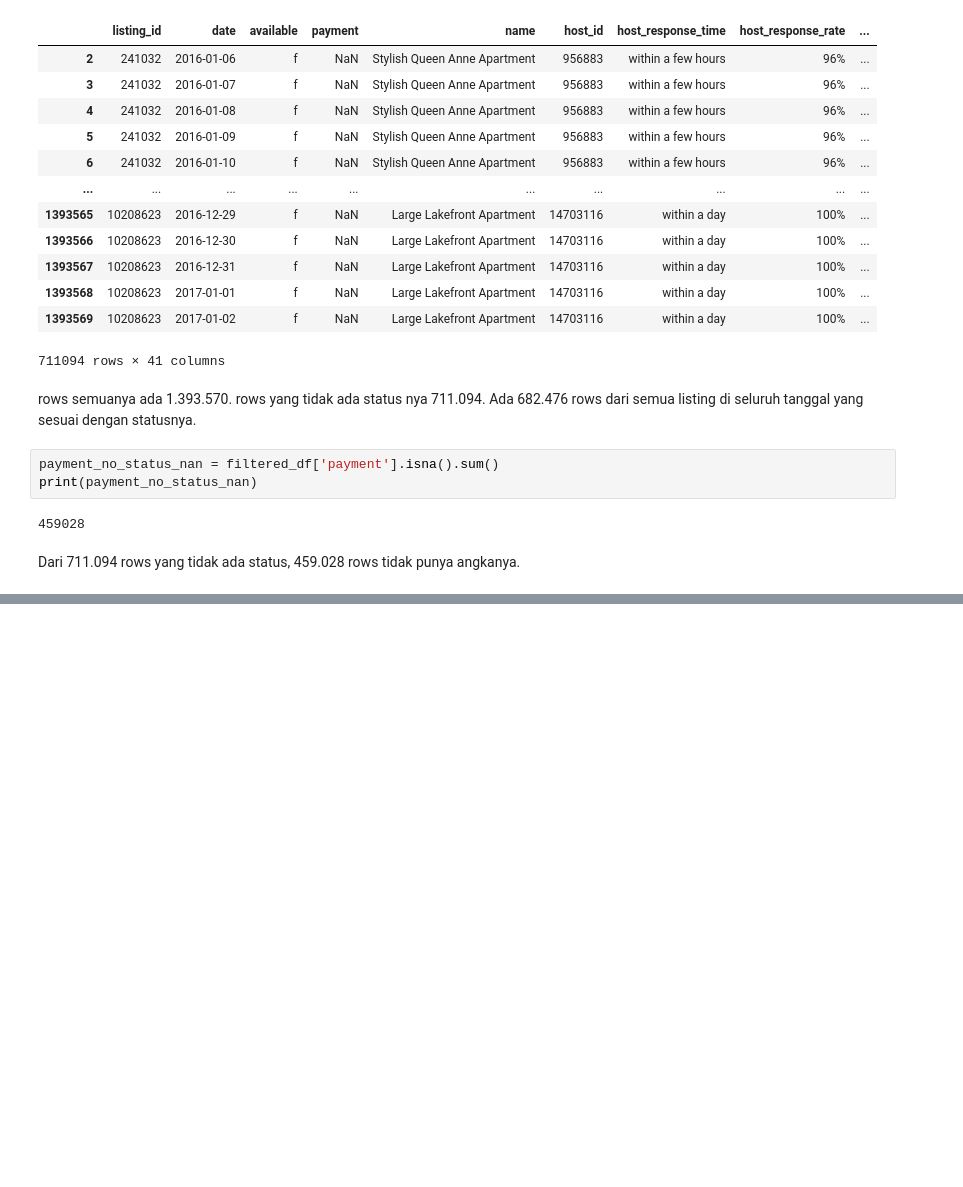
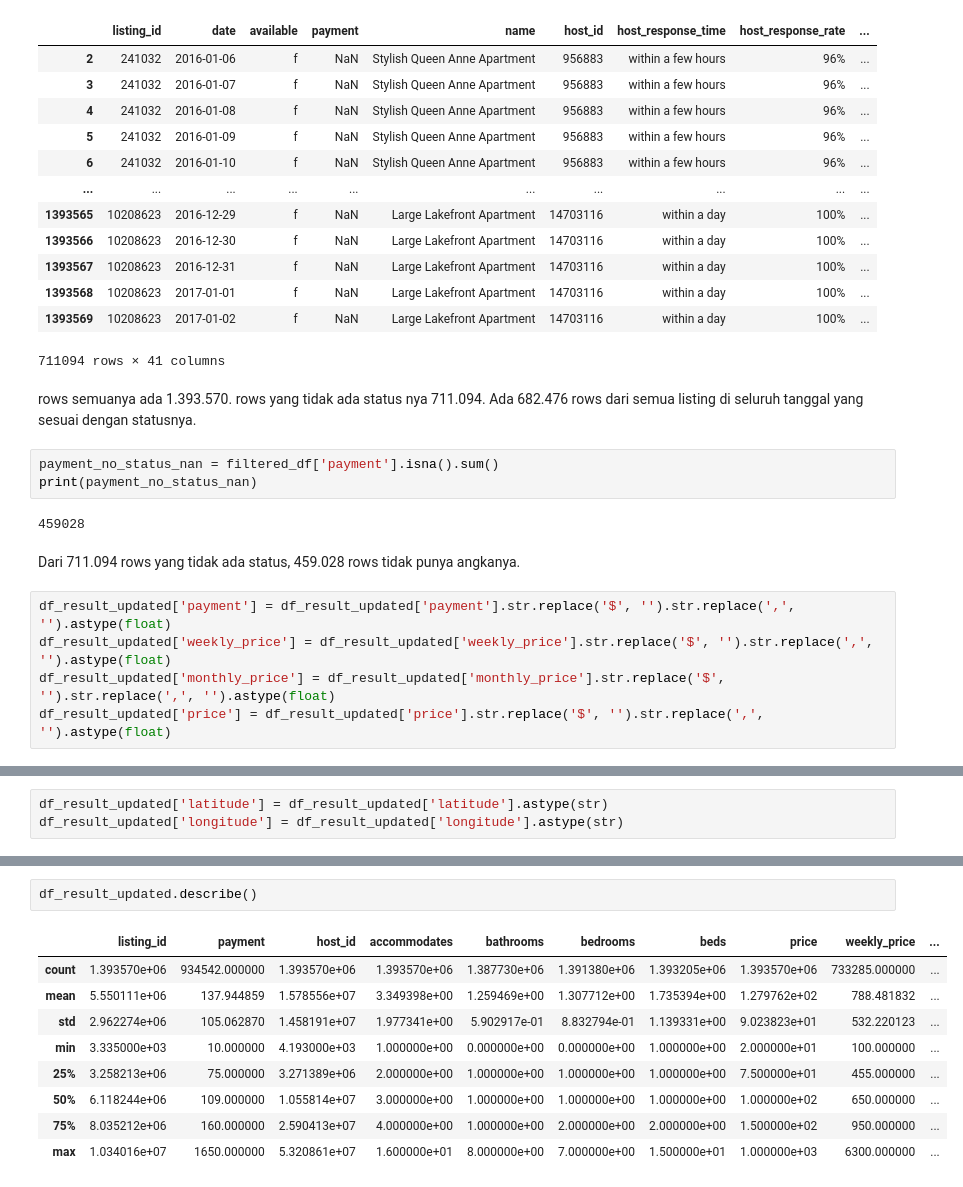
Before and after one commit to Podjan/ResNet, a Jupyter notebook: Finprocoding.ipynb, the cells around one changed output, grey strips where cells are left out. Saved outputs shown, nothing was run; the diff lists cells and outputs as text; blank space fills up the shorter version.

```diff
--- a/Finprocoding.ipynb
+++ b/Finprocoding.ipynb
@@ -251,3 +257,8 @@ print(payment_no_status_nan)
 459028
 # %% [markdown]
 Dari 711.094 rows yang tidak ada status, 459.028 rows tidak punya angkanya.
+# %%
+df_result_updated['payment'] = df_result_updated['payment'].str.replace('$', '').str.replace(',', '').astype(float)
+df_result_updated['weekly_price'] = df_result_updated['weekly_price'].str.replace('$', '').str.replace(',', '').astype(float)
+df_result_updated['monthly_price'] = df_result_updated['monthly_price'].str.replace('$', '').str.replace(',', '').astype(float)
+df_result_updated['price'] = df_result_updated['price'].str.replace('$', '').str.replace(',', '').astype(float)
@@ -253,0 +275,3 @@ Dari 711.094 rows yang tidak ada status, 459.028 rows tidak punya angkanya.
+# %%
+df_result_updated['latitude'] = df_result_updated['latitude'].astype(str)
+df_result_updated['longitude'] = df_result_updated['longitude'].astype(str)
@@ -253,0 +318,12 @@ Dari 711.094 rows yang tidak ada status, 459.028 rows tidak punya angkanya.
+# %%
+df_result_updated.describe()
+# %% [output]
+|  | listing_id | payment | host_id | accommodates | bathrooms | bedrooms | beds | price | weekly_price | ... |
+| count | 1.393570e+06 | 934542.000000 | 1.393570e+06 | 1.393570e+06 | 1.387730e+06 | 1.391380e+06 | 1.393205e+06 | 1.393570e+06 | 733285.000000 | ... |
+| mean | 5.550111e+06 | 137.944859 | 1.578556e+07 | 3.349398e+00 | 1.259469e+00 | 1.307712e+00 | 1.735394e+00 | 1.279762e+02 | 788.481832 | ... |
+| std | 2.962274e+06 | 105.062870 | 1.458191e+07 | 1.977341e+00 | 5.902917e-01 | 8.832794e-01 | 1.139331e+00 | 9.023823e+01 | 532.220123 | ... |
+| min | 3.335000e+03 | 10.000000 | 4.193000e+03 | 1.000000e+00 | 0.000000e+00 | 0.000000e+00 | 1.000000e+00 | 2.000000e+01 | 100.000000 | ... |
+| 25% | 3.258213e+06 | 75.000000 | 3.271389e+06 | 2.000000e+00 | 1.000000e+00 | 1.000000e+00 | 1.000000e+00 | 7.500000e+01 | 455.000000 | ... |
+| 50% | 6.118244e+06 | 109.000000 | 1.055814e+07 | 3.000000e+00 | 1.000000e+00 | 1.000000e+00 | 1.000000e+00 | 1.000000e+02 | 650.000000 | ... |
+| 75% | 8.035212e+06 | 160.000000 | 2.590413e+07 | 4.000000e+00 | 1.000000e+00 | 2.000000e+00 | 2.000000e+00 | 1.500000e+02 | 950.000000 | ... |
+| max | 1.034016e+07 | 1650.000000 | 5.320861e+07 | 1.600000e+01 | 8.000000e+00 | 7.000000e+00 | 1.500000e+01 | 1.000000e+03 | 6300.000000 | ... |
```
Also changed, not shown: parts of 4 cells of this notebook, 1 other file.
